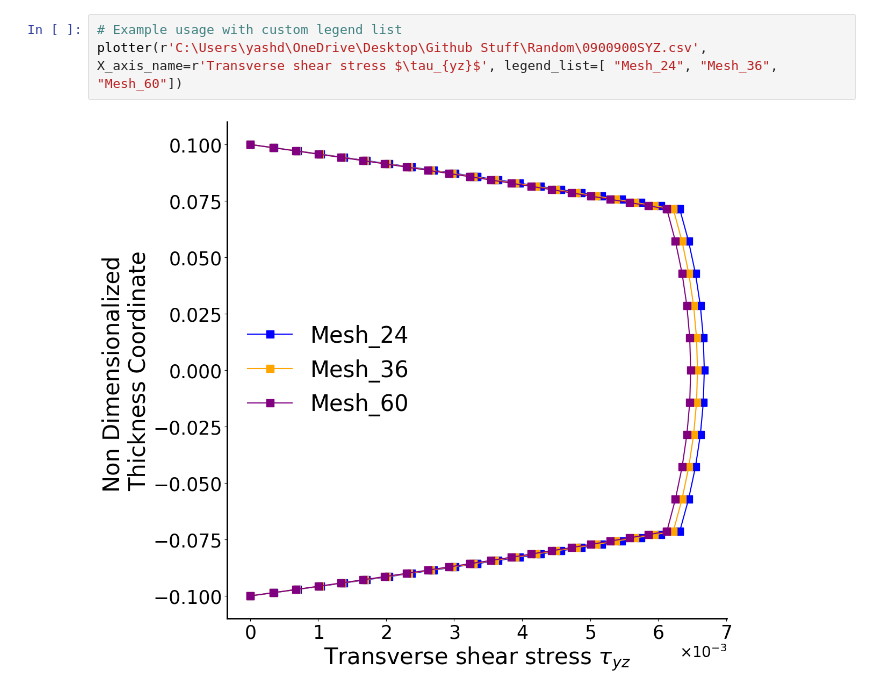
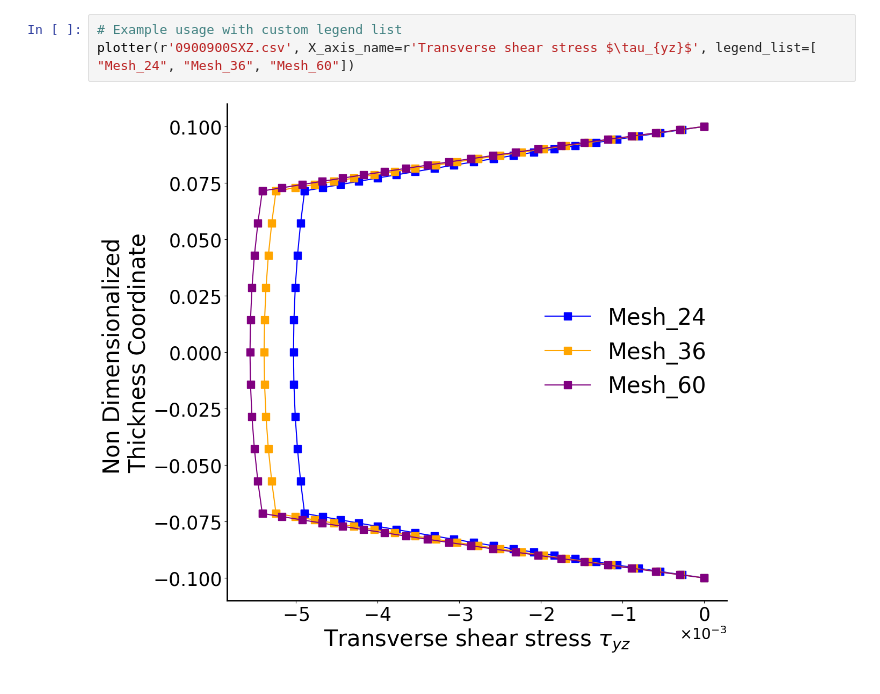
Before and after one commit to YashDagade/Random, a Jupyter notebook: plotter.ipynb, the cells around one changed output. Drawn from its saved outputs; the diff is of its cells as text.

```diff
--- a/plotter.ipynb
+++ b/plotter.ipynb
@@ -57,9 +57,9 @@ plotter(r'C:\Users\yashd\OneDrive\Desktop\Github Stuff\Random\0900900SYZ.csv', X
 [figure]
 # %%
 # Example usage with custom legend list
-plotter(r'C:\Users\yashd\OneDrive\Desktop\Github Stuff\Random\0900900SYZ.csv', X_axis_name=r'Transverse shear stress $\tau_{yz}$', legend_list=[ "Mesh_24", "Mesh_36", "Mesh_60"])
+plotter(r'0900900SXZ.csv', X_axis_name=r'Transverse shear stress $\tau_{yz}$', legend_list=[ "Mesh_24", "Mesh_36", "Mesh_60"])
 # %% [output]
-[figure, old version]
+[figure, new version]
 # %%
 
 
```
Also changed, not shown: parts of 2 cells of this notebook, 1 other file.
